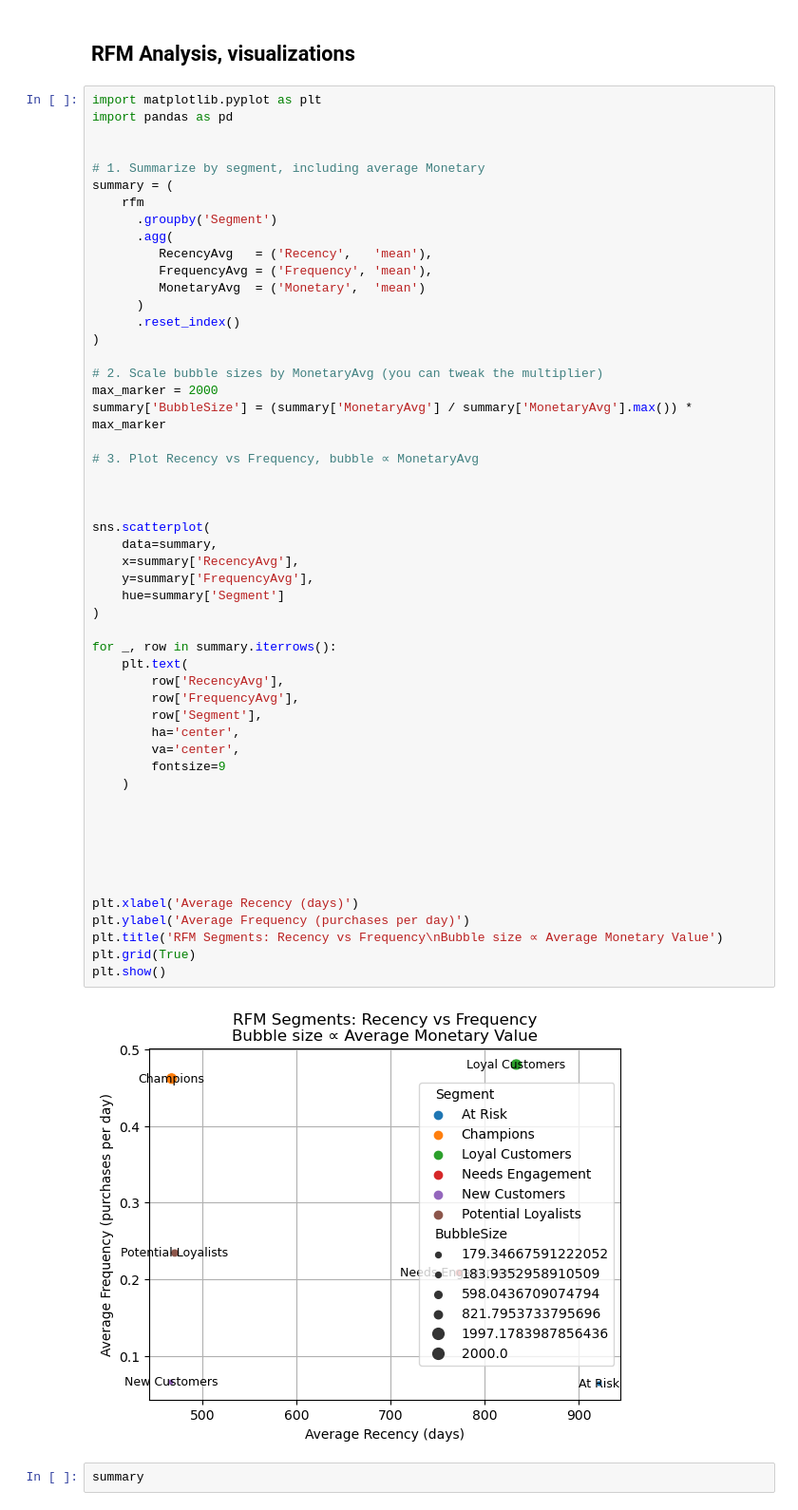
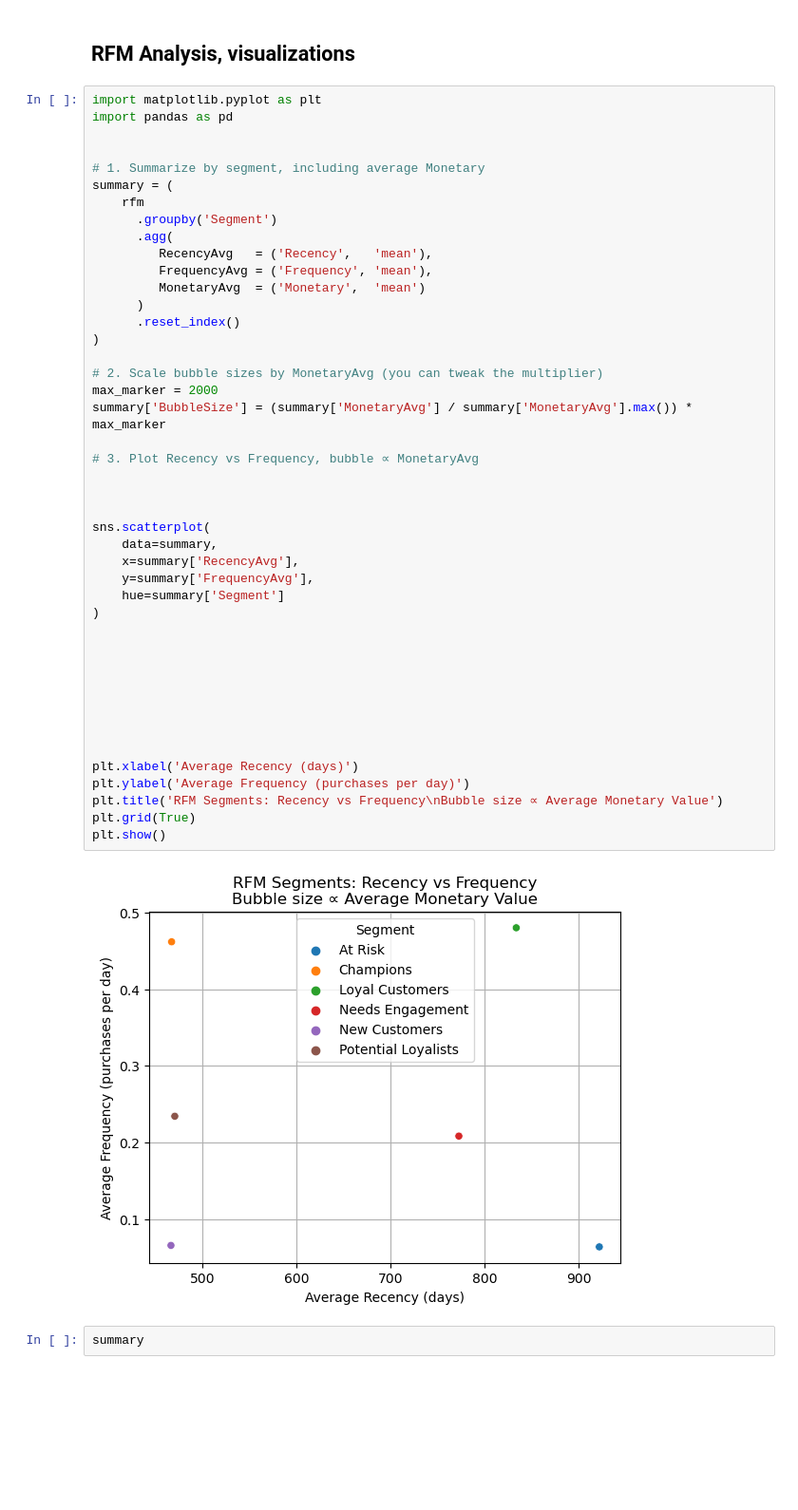
Before and after one commit to elciguapuuu/segmentation-case, a Jupyter notebook: UTF-8MarketingSegmentation.ipynb, the cells around one changed output. Shown: that part at 95% size. Drawn from its saved outputs; the diff is of its cells as text; blank space fills up the shorter version.

```diff
--- a/UTF-8MarketingSegmentation.ipynb
+++ b/UTF-8MarketingSegmentation.ipynb
@@ -329,43 +329,35 @@ summary = (
       .reset_index()
 )
 
 # 2. Scale bubble sizes by MonetaryAvg (you can tweak the multiplier)
 max_marker = 2000
 summary['BubbleSize'] = (summary['MonetaryAvg'] / summary['MonetaryAvg'].max()) * max_marker
 
 # 3. Plot Recency vs Frequency, bubble ∝ MonetaryAvg
 
 
 
 sns.scatterplot(
     data=summary,
     x=summary['RecencyAvg'],
     y=summary['FrequencyAvg'],
     hue=summary['Segment']
 )
 
-for _, row in summary.iterrows():
-    plt.text(
-        row['RecencyAvg'],
-        row['FrequencyAvg'],
-        row['Segment'],
-        ha='center',
-        va='center',
-        fontsize=9
-    )
+
 
 
 
 
 
 
 plt.xlabel('Average Recency (days)')
 plt.ylabel('Average Frequency (purchases per day)')
 plt.title('RFM Segments: Recency vs Frequency\nBubble size ∝ Average Monetary Value')
 plt.grid(True)
 plt.show()
 # %% [output]
-[figure, old version]
+[figure, new version]
 # %%
 summary
 # %% [output]
```
